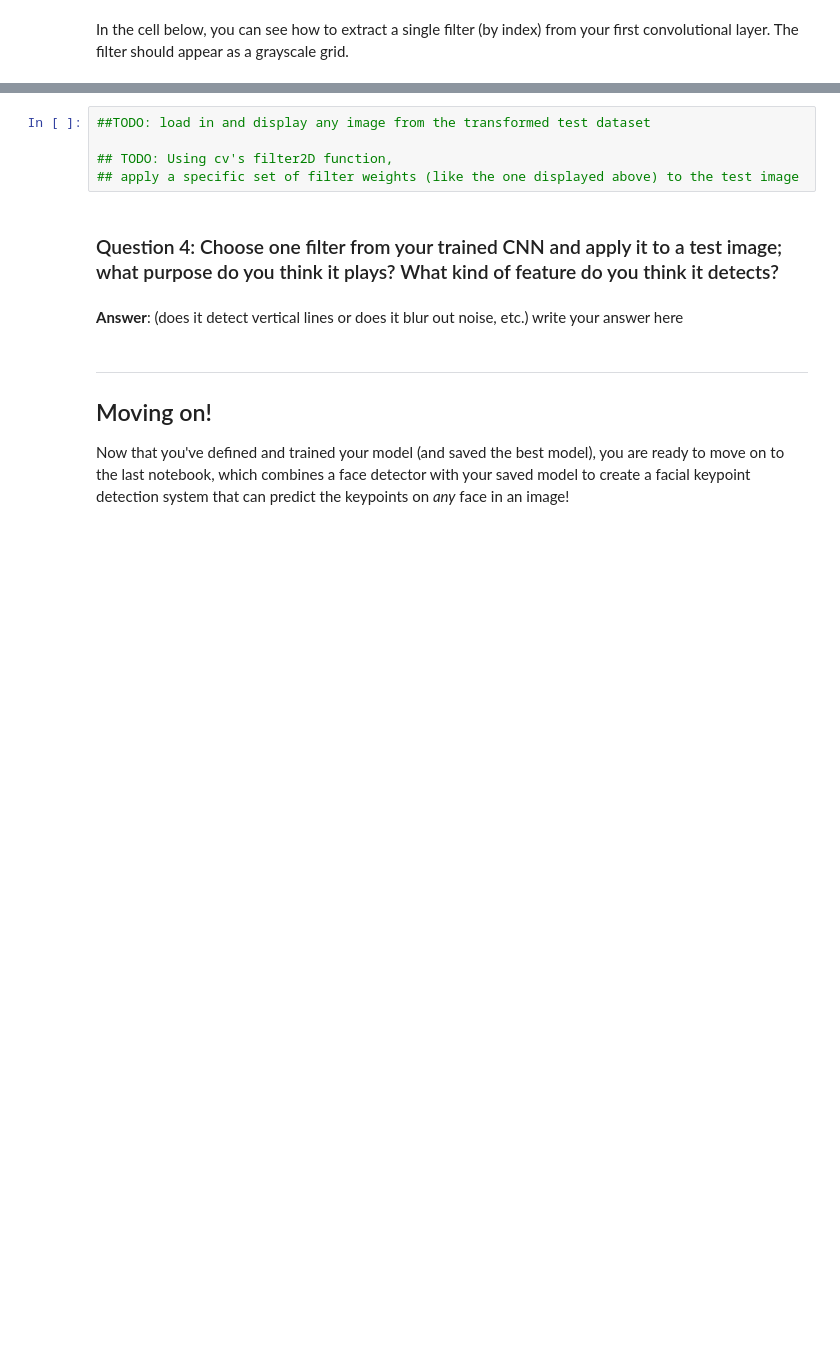
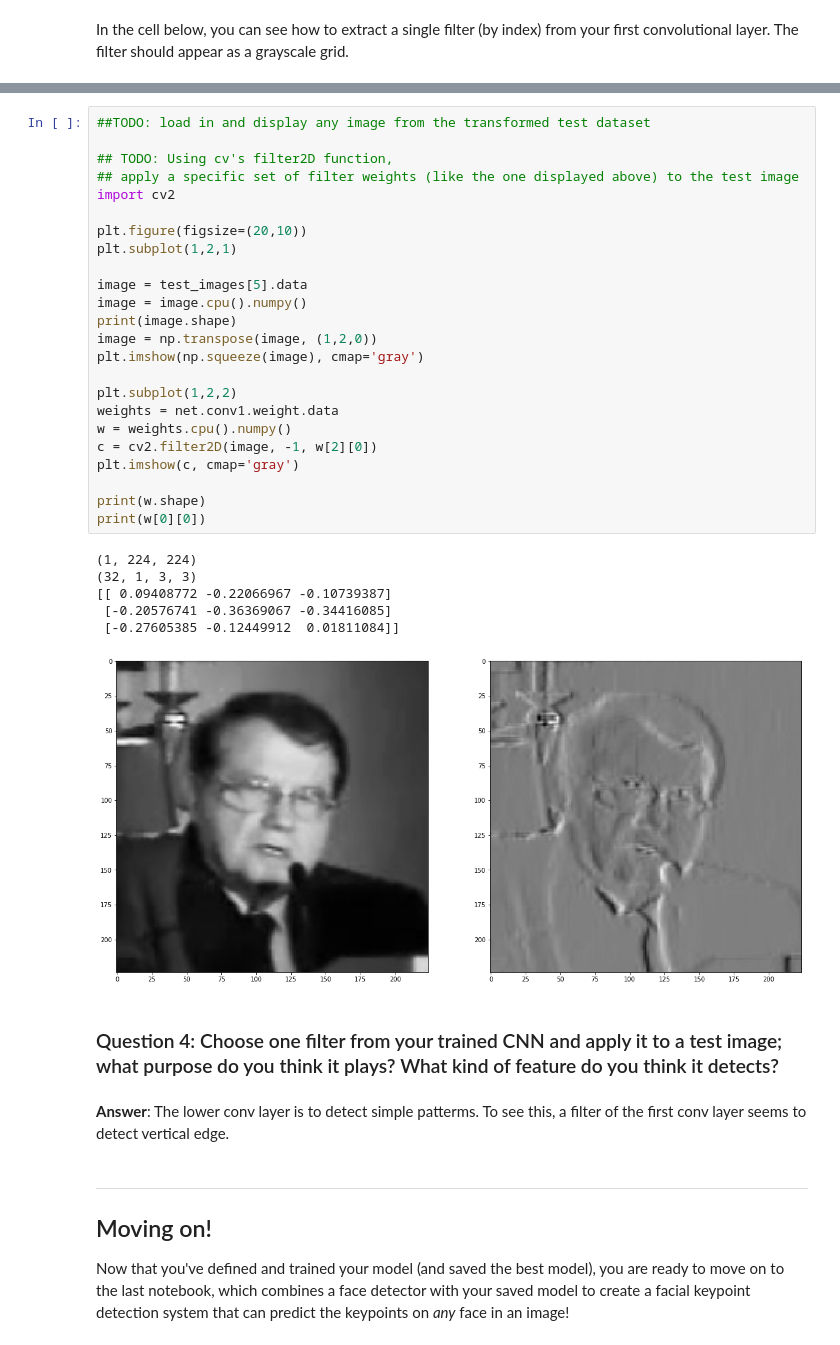
Before and after one commit to chief1988/P1_Facial_Keypoints, a Jupyter notebook: 2. Define the Network Architecture.ipynb, the cells around one changed output, grey strips where cells are left out. Drawn from its saved outputs; the diff is of its cells as text; blank space fills up the shorter version.

```diff
--- a/2. Define the Network Architecture.ipynb
+++ b/2. Define the Network Architecture.ipynb
@@ -435,12 +565,38 @@ Next, choose a test image and filter it with one of the convolutional kernels in
 # %%
 ##TODO: load in and display any image from the transformed test dataset
 
 ## TODO: Using cv's filter2D function,
 ## apply a specific set of filter weights (like the one displayed above) to the test image
+import cv2
+
+plt.figure(figsize=(20,10))
+plt.subplot(1,2,1)
+
+image = test_images[5].data
+image = image.cpu().numpy()
+print(image.shape)
+image = np.transpose(image, (1,2,0))
+plt.imshow(np.squeeze(image), cmap='gray')
+
+plt.subplot(1,2,2)
+weights = net.conv1.weight.data
+w = weights.cpu().numpy()
+c = cv2.filter2D(image, -1, w[2][0])
+plt.imshow(c, cmap='gray')
+
+print(w.shape)
+print(w[0][0])
+# %% [output]
+(1, 224, 224)
+(32, 1, 3, 3)
+[[ 0.09408772 -0.22066967 -0.10739387]
+ [-0.20576741 -0.36369067 -0.34416085]
+ [-0.27605385 -0.12449912  0.01811084]]
+[figure, added]
 # %% [markdown]
 ### Question 4: Choose one filter from your trained CNN and apply it to a test image; what purpose do you think it plays? What kind of feature do you think it detects?
-# %% [markdown]
-**Answer**: (does it detect vertical lines or does it blur out noise, etc.) write your answer here
+# %% [markdown]
+**Answer**: The lower conv layer is to detect simple patterms. To see this, a filter of the first conv layer seems to detect vertical edge.
 # %% [markdown]
 ---
 ## Moving on!
```
Also changed, not shown: parts of 23 cells of this notebook, 1 other file.
